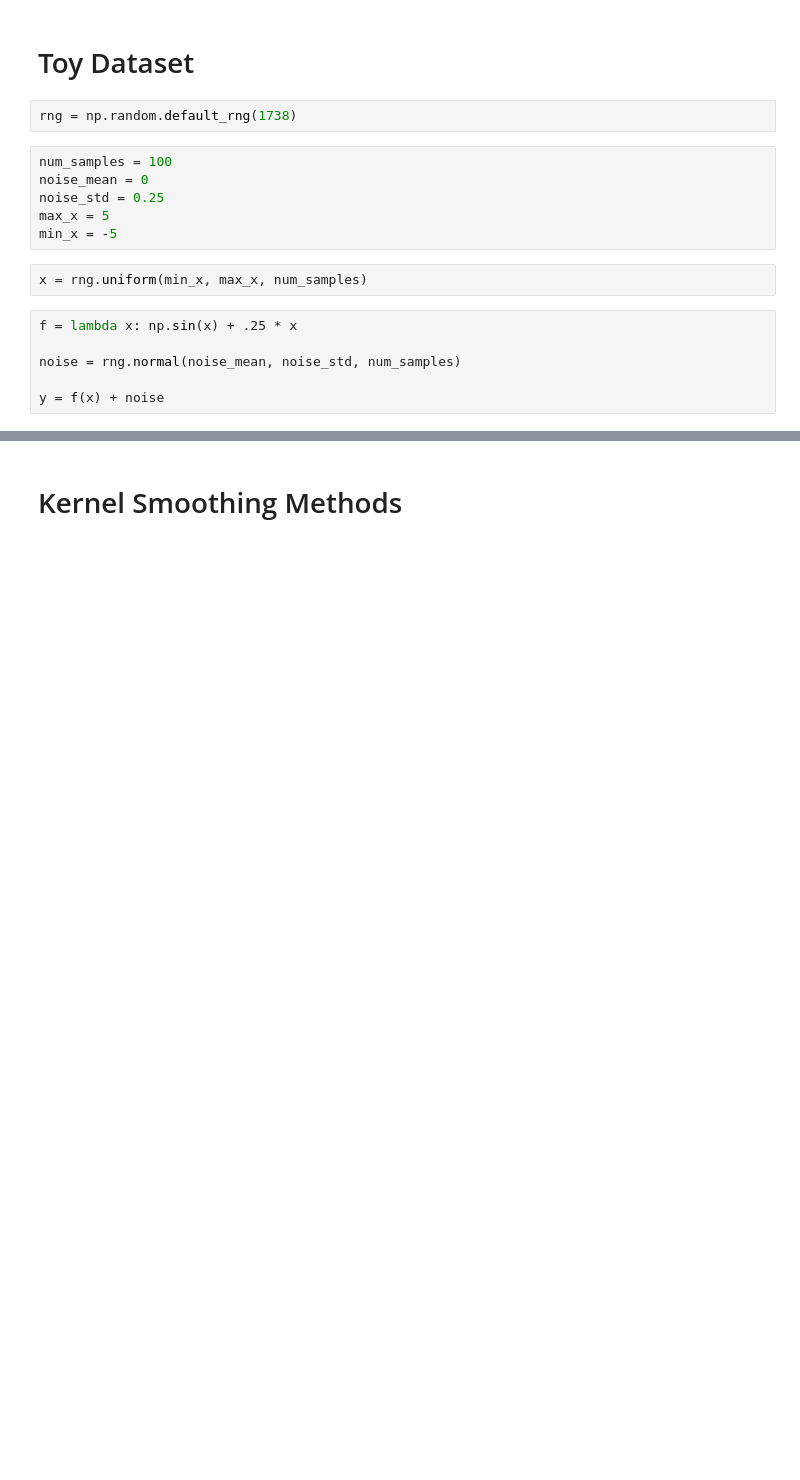
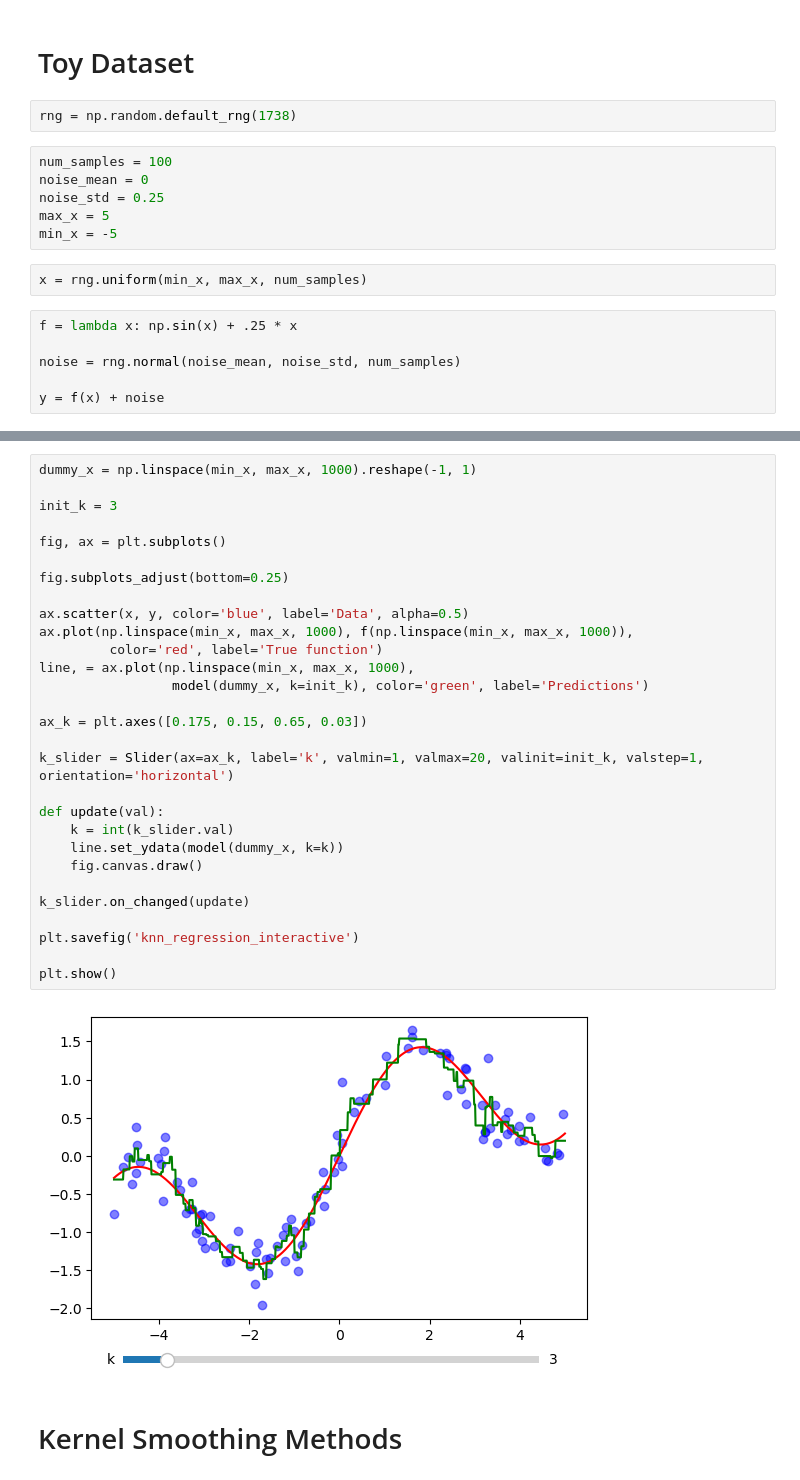
Before and after one commit to cgeils25/Models_From_Scratch, a Jupyter notebook: notebooks_and_readmes/kernel_smoothing/kernel_smoothers.ipynb, the cells around one changed output, grey strips where cells are left out. Cells and saved outputs as stored; diff of their text form; blank space fills up the shorter version.

```diff
--- a/notebooks_and_readmes/kernel_smoothing/kernel_smoothers.ipynb
+++ b/notebooks_and_readmes/kernel_smoothing/kernel_smoothers.ipynb
@@ -34,2 +151,33 @@ plt.show()
+# %%
+dummy_x = np.linspace(min_x, max_x, 1000).reshape(-1, 1)
+
+init_k = 3
+
+fig, ax = plt.subplots()
+
+fig.subplots_adjust(bottom=0.25)
+
+ax.scatter(x, y, color='blue', label='Data', alpha=0.5)
+ax.plot(np.linspace(min_x, max_x, 1000), f(np.linspace(min_x, max_x, 1000)),
+         color='red', label='True function')
+line, = ax.plot(np.linspace(min_x, max_x, 1000),
+                 model(dummy_x, k=init_k), color='green', label='Predictions')
+
+ax_k = plt.axes([0.175, 0.15, 0.65, 0.03])
+
+k_slider = Slider(ax=ax_k, label='k', valmin=1, valmax=20, valinit=init_k, valstep=1, orientation='horizontal')
+
+def update(val):
+    k = int(k_slider.val)
+    line.set_ydata(model(dummy_x, k=k))
+    fig.canvas.draw()
+
+k_slider.on_changed(update)
+
+plt.savefig('knn_regression_interactive')
+
+plt.show()
+# %% [output]
+[figure, added]
 # %% [markdown]
 # Kernel Smoothing Methods
```
Also changed, not shown: parts of 6 cells of this notebook, 1 other file.
